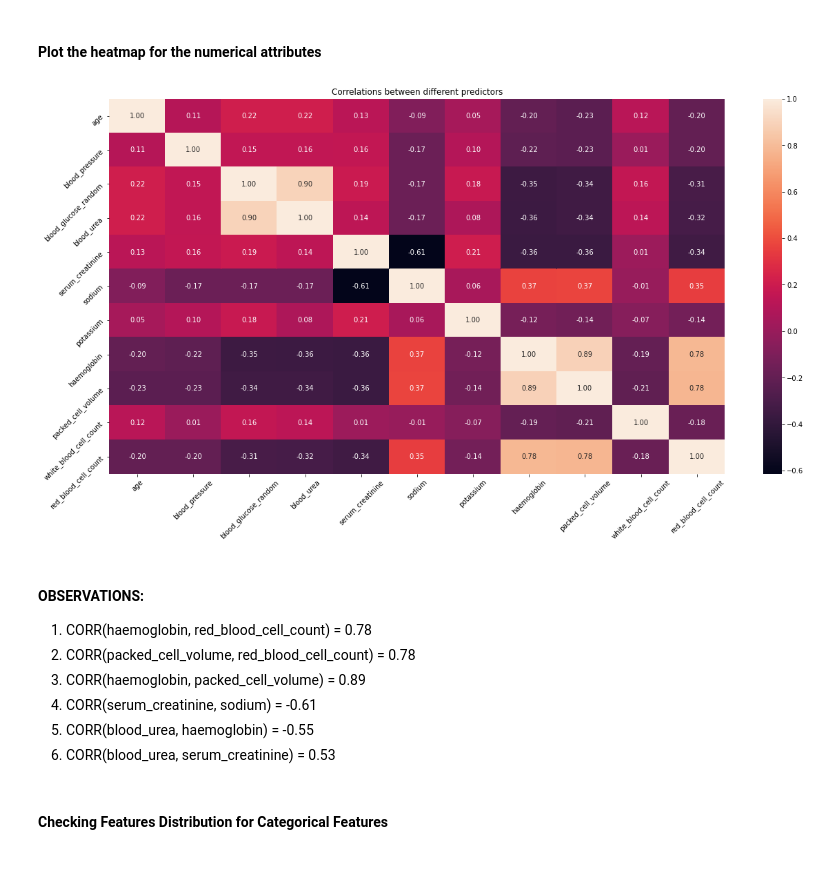
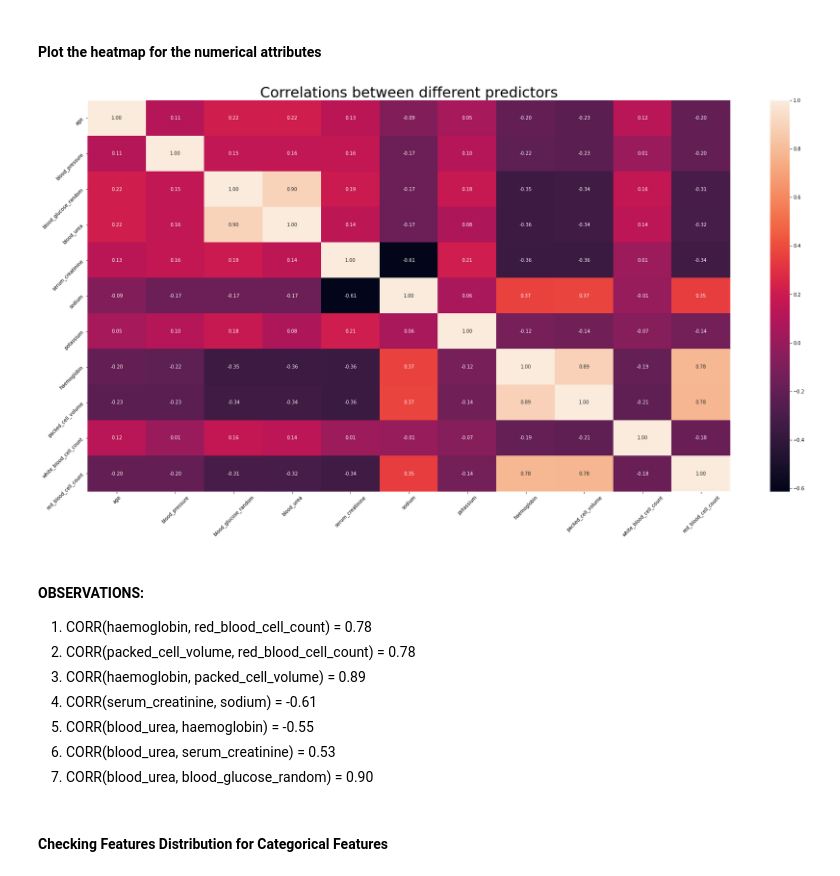
Before and after one commit to umang8496/bits-dse, a Jupyter notebook: dm_assignment_01/chronic-kidney-disease-classification-problem.ipynb, the cells around one changed output. Drawn from its saved outputs; the diff is of its cells as text; code cells hidden in the pictures.

```diff
--- a/dm_assignment_01/chronic-kidney-disease-classification-problem.ipynb
+++ b/dm_assignment_01/chronic-kidney-disease-classification-problem.ipynb
@@ -472,14 +477,14 @@ ndf.describe()
 # %% [markdown]
 #### Plot the heatmap for the numerical attributes
 # %%
-fig, ax = plt.subplots(figsize=(20,10))
+fig, ax = plt.subplots(figsize=(30,15))
 _ = sns.heatmap(ndf.corr(), annot=True, fmt='.2f', ax=ax)
 plt.xticks(rotation=45)
 plt.yticks(rotation=45)
-plt.title('Correlations between different predictors')
+plt.title('Correlations between different predictors', fontsize=30)
 plt.show()
 # %% [output]
-[figure, old version]
+[figure, new version]
 # %% [markdown]
 #### OBSERVATIONS:
 1. CORR(haemoglobin, red_blood_cell_count) = 0.78
@@ -488,6 +493,7 @@ plt.show()
 4. CORR(serum_creatinine, sodium) = -0.61
 5. CORR(blood_urea, haemoglobin) = -0.55
 6. CORR(blood_urea, serum_creatinine) = 0.53
+7. CORR(blood_urea, blood_glucose_random) = 0.90
 # %% [markdown]
 #### Checking Features Distribution for Categorical Features
 # %%
```
Also changed, not shown: parts of 13 cells of this notebook.
